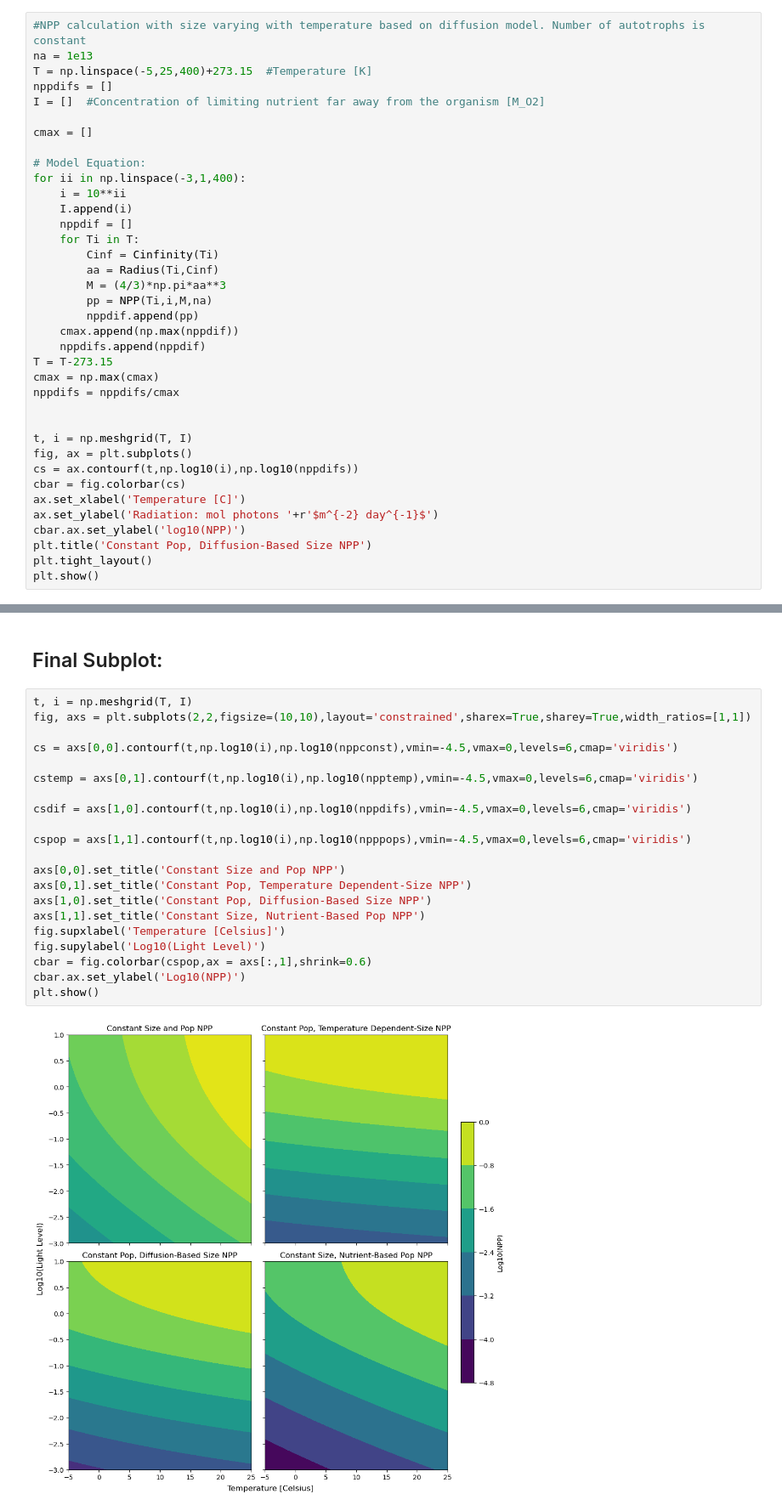
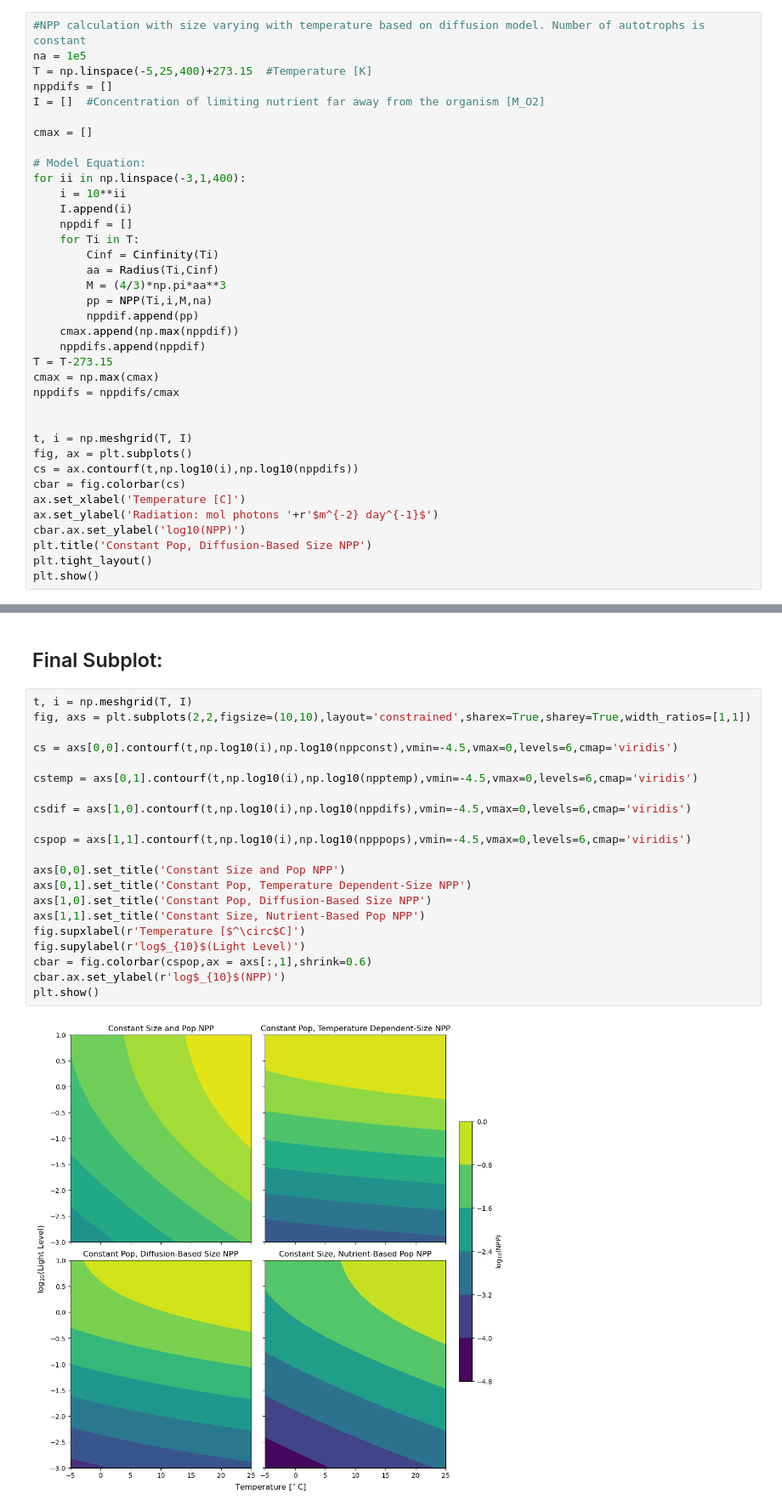
Before and after one commit to wwcrockett/SnowballEarthNotebooks, a Jupyter notebook: Notebook-NPP-Model.ipynb, the cells around one changed output, grey strips where cells are left out. Shown at 85% size. Saved outputs shown, nothing was run; the diff lists cells and outputs as text.

```diff
--- a/Notebook-NPP-Model.ipynb
+++ b/Notebook-NPP-Model.ipynb
@@ -186,7 +186,7 @@ plt.show()
 ### Constant Population, Size Varies with Temp and Nutrients:
 # %%
 #NPP calculation with size varying with temperature based on diffusion model. Number of autotrophs is constant
-na = 1e13
+na = 1e5
 T = np.linspace(-5,25,400)+273.15  #Temperature [K]
 nppdifs = []
 I = []  #Concentration of limiting nutrient far away from the organism [M_O2]
@@ -274,23 +273,23 @@ plt.show()
 # %%
 t, i = np.meshgrid(T, I)
 fig, axs = plt.subplots(2,2,figsize=(10,10),layout='constrained',sharex=True,sharey=True,width_ratios=[1,1])
 
 cs = axs[0,0].contourf(t,np.log10(i),np.log10(nppconst),vmin=-4.5,vmax=0,levels=6,cmap='viridis')
 
 cstemp = axs[0,1].contourf(t,np.log10(i),np.log10(npptemp),vmin=-4.5,vmax=0,levels=6,cmap='viridis')
 
 csdif = axs[1,0].contourf(t,np.log10(i),np.log10(nppdifs),vmin=-4.5,vmax=0,levels=6,cmap='viridis')
 
 cspop = axs[1,1].contourf(t,np.log10(i),np.log10(npppops),vmin=-4.5,vmax=0,levels=6,cmap='viridis')
 
 axs[0,0].set_title('Constant Size and Pop NPP')
 axs[0,1].set_title('Constant Pop, Temperature Dependent-Size NPP')
 axs[1,0].set_title('Constant Pop, Diffusion-Based Size NPP')
 axs[1,1].set_title('Constant Size, Nutrient-Based Pop NPP')
-fig.supxlabel('Temperature [Celsius]')
-fig.supylabel('Log10(Light Level)')
+fig.supxlabel(r'Temperature [$^\circ$C]')
+fig.supylabel(r'log$_{10}$(Light Level)')
 cbar = fig.colorbar(cspop,ax = axs[:,1],shrink=0.6)
-cbar.ax.set_ylabel('Log10(NPP)')
+cbar.ax.set_ylabel(r'log$_{10}$(NPP)')
 plt.show()
 # %% [output]
-[figure, old version]
+[figure, new version]
```
Also changed, not shown: parts of 2 cells of this notebook, 3 other files.
